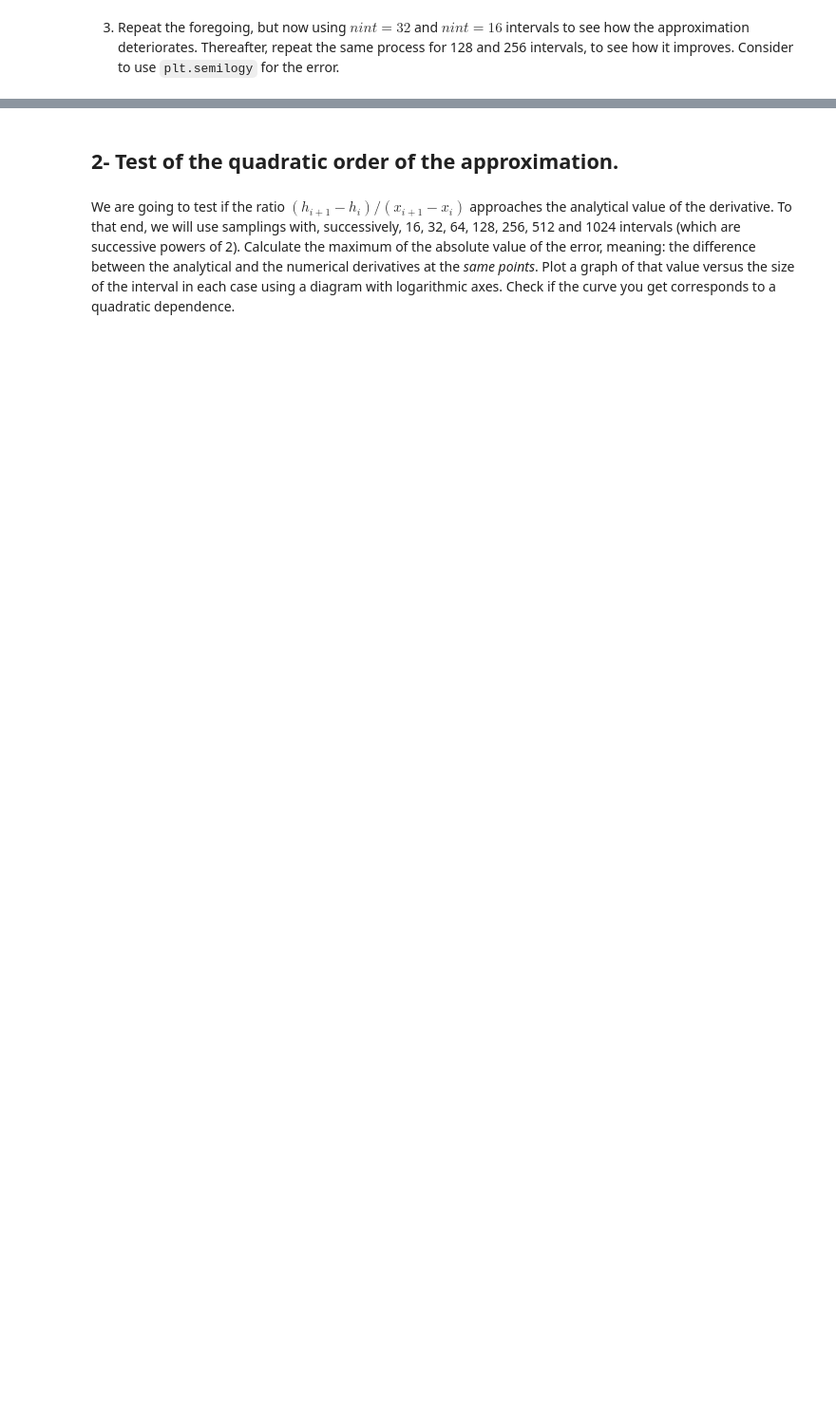
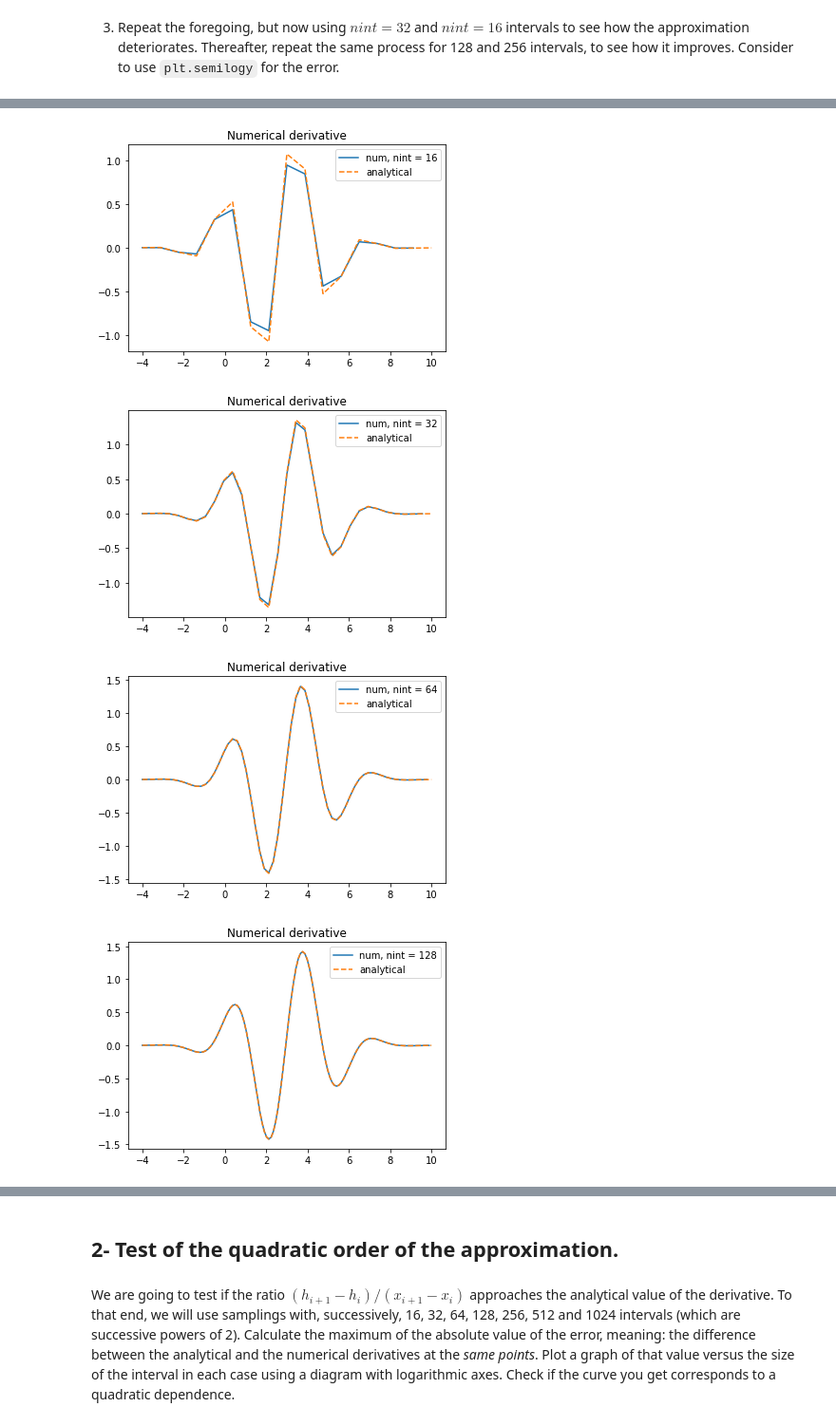
Before and after one commit to AST-Course/AST5110, a Jupyter notebook: ex_1a_v0.5.ipynb, the cells around one changed output, grey strips where cells are left out. Shown at 95% size. Cells and saved outputs as stored; diff of their text form; code cells hidden in the pictures; blank space fills up the shorter version.

```diff
--- a/ex_1a_v0.5.ipynb
+++ b/ex_1a_v0.5.ipynb
@@ -170,0 +166,25 @@ plt.show()
+# %%
+nint_list = [16, 32, 64, 128, 256]
+
+for i in range(len(nint_list)):
+
+
+    nump = nint_list[i] +1
+    x0 = -4.0
+    xf = 10.0
+    xx = np.arange(nump)/(nump-1.0)*(xf-x0) + x0
+
+    hp = deriv_dnw(xx, h(xx))
+
+
+
+    plt.plot(xx[:-1], hp, label=f"num, nint = {nint_list[i]}")
+    plt.plot(xx, hp_analytical(xx+(xx[1]- xx[0])/2),"--" ,label="analytical")
+    plt.title("Numerical derivative")
+    plt.legend()
+    plt.show()
+# %% [output]
+[figure, added]
+[figure, added]
+[figure, added]
+[figure, added]
```
Also changed, not shown: parts of 6 cells of this notebook.
